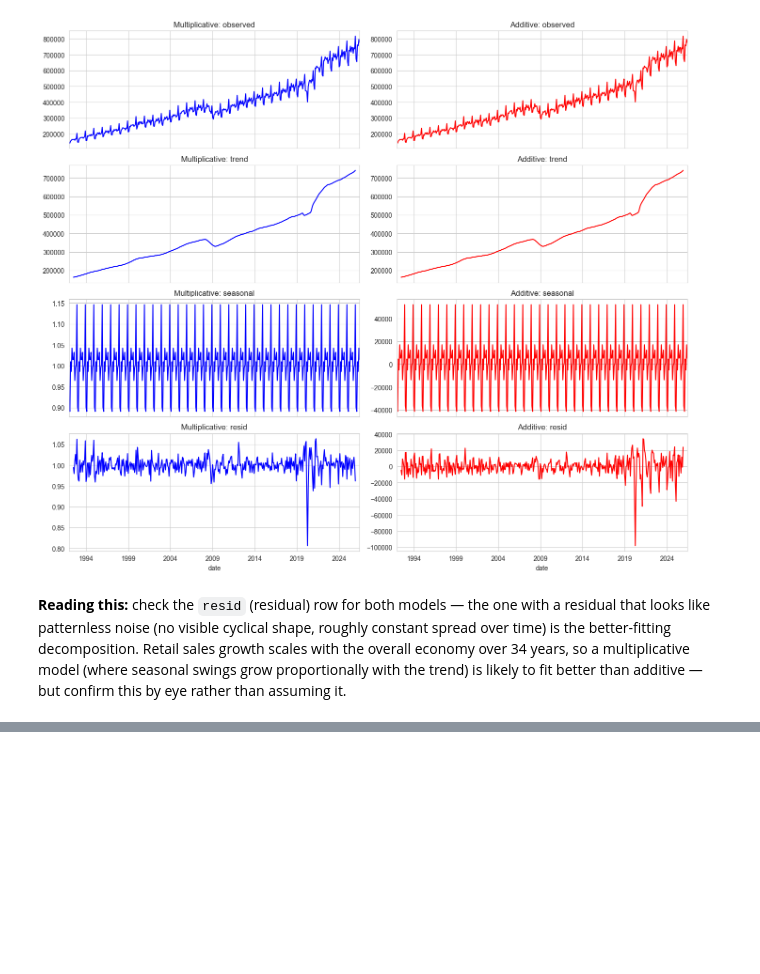
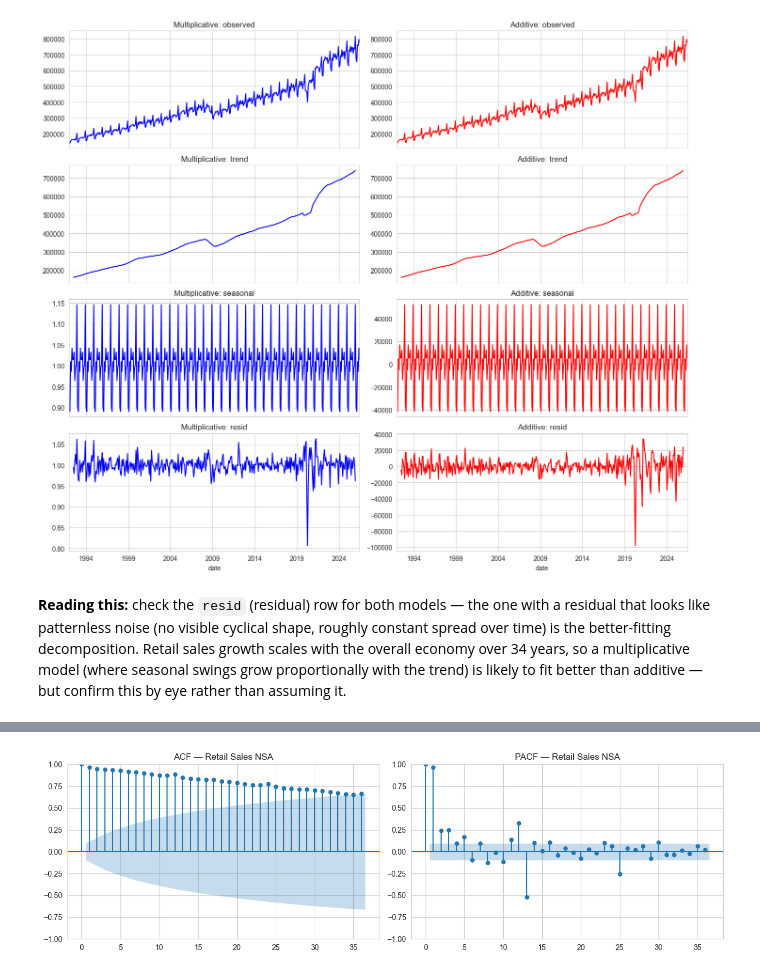
Before and after one commit to aprilgozib/us-retail-sales-forecasting, a Jupyter notebook: notebooks/01_data_and_eda.ipynb, the cells around one changed output, grey strips where cells are left out. Drawn from its saved outputs; the diff is of its cells as text; code cells hidden in the pictures; blank space fills up the shorter version.

```diff
--- a/notebooks/01_data_and_eda.ipynb
+++ b/notebooks/01_data_and_eda.ipynb
@@ -172,0 +216,12 @@ eye rather than assuming it.
+# %%
+from statsmodels.graphics.tsaplots import plot_acf, plot_pacf
+
+fig, axes = plt.subplots(1, 2, figsize=(13, 4))
+plot_acf(df['retail_sales_nsa'].dropna(), lags=36, ax=axes[0])
+axes[0].set_title('ACF — Retail Sales NSA')
+plot_pacf(df['retail_sales_nsa'].dropna(), lags=36, ax=axes[1])
+axes[1].set_title('PACF — Retail Sales NSA')
+plt.tight_layout()
+plt.show()
+# %% [output]
+[figure, added]
```
Also changed, not shown: parts of 6 cells of this notebook.
